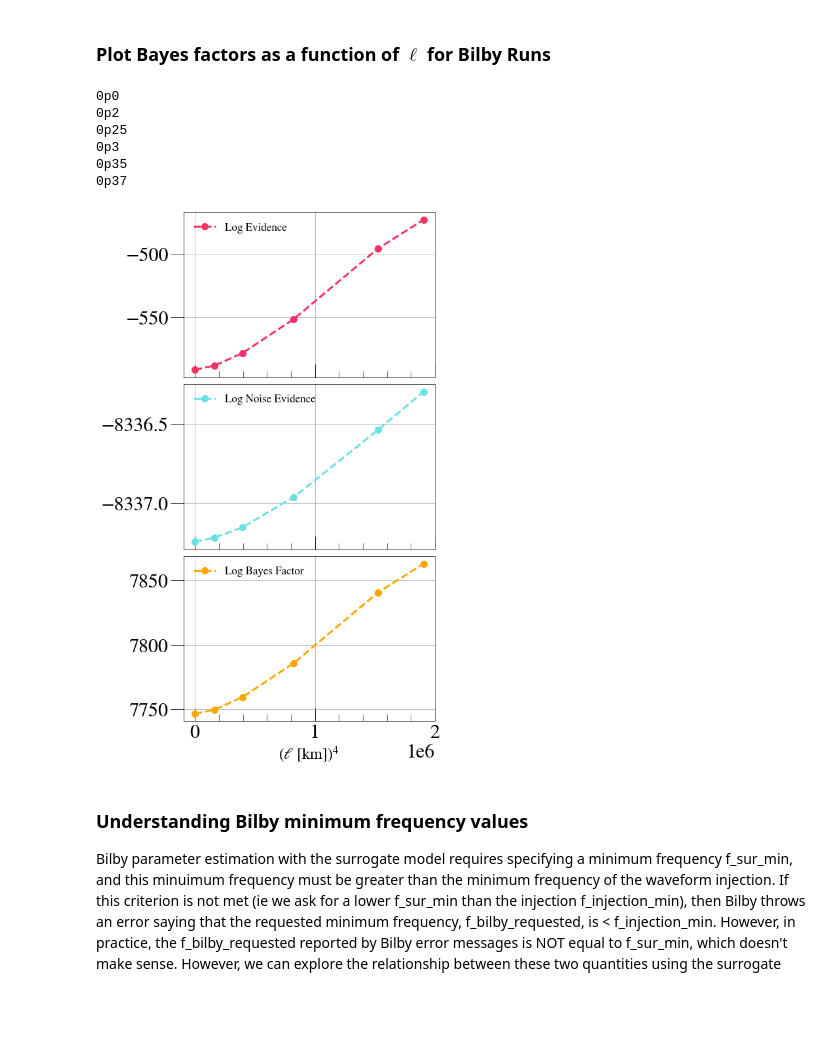
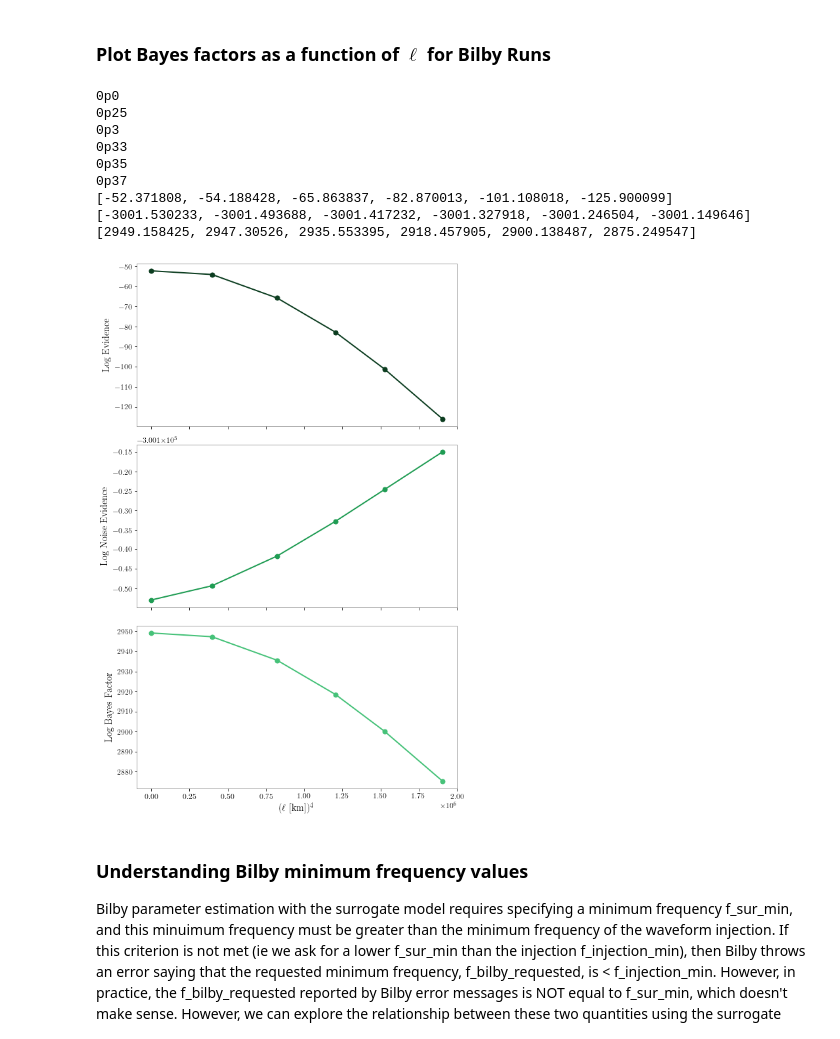
Before and after one commit to mariaokounkova/BeyondGRAnalysis, a Jupyter notebook: BilbyAnalysis.ipynb, the cells around one changed output. Drawn from its saved outputs; the diff is of its cells as text; code cells hidden in the pictures; blank space fills up the shorter version.

```diff
--- a/BilbyAnalysis.ipynb
+++ b/BilbyAnalysis.ipynb
@@ -7,18 +7,23 @@ Maria Okounkova (mokounkova@flatironinstitute.org)
 # %% [markdown]
 ### Imports
 # %%
-import json
 import matplotlib
 import matplotlib.pyplot as plt
 import numpy as np
-import seaborn as sns
+#import seaborn as sns
 import corner
 from astropy import constants as const
 from math import pi
-import lal
-import lalsimulation as lalsim
+#import lal
+#import lalsimulation as lalsim
 import pesummary
 from pesummary.io import read
+import json
+import os.path
+
+# Plot parameters
+matplotlib.rcParams['mathtext.fontset'] = 'stix'
+matplotlib.rcParams['font.family'] = 'STIXGeneral'
 # %% [markdown]
 ### Functions for injection values, Bayes factors, evidences, etc
 # %%
@@ -143,6 +104,11 @@ def EllinKm(ell_string, mass):
 def SummaryPageFile(name):
     return "/home/maria.okounkova/BeyondGRAnalysis/BilbyPE/" + name + \
         "/summary_pages/samples/posterior_samples.h5"
+# %%
+## Grab the mass
+p = '/home/maria.okounkova/BeyondGRAnalysis/BilbyPE/PHENOM_dCS_0p0_25'
+TruthDict = GetTruthDict(p)
+mass = TruthDict['mass']
 # %% [markdown]
 ### One dimensional histograms
 # %%
@@ -336,49 +254,63 @@ PlotBayesSNR()
 def PlotBayesEll():
 
     base_dir = "/home/maria.okounkova/BeyondGRAnalysis/BilbyPE/"
     mass = 68
 
-    ells = ["0p0", "0p2", "0p25", "0p3", "0p35", "0p37"]
+    ells = ["0p0", "0p25", "0p3", "0p33", "0p35", "0p37"]
     ell_vals = [EllinKm(ell, mass) for ell in ells]
-    snr = 125
+    snr = 75
 
-    bayes_arr = []
-    evidence_arr = []
-    noise_evidence_arr = []
+    log_evidences = []
+    log_evidence_errs = []
+    log_noise_evidences = []
+    log_bayes_factors = []
 
     for ell in ells:
 
         print(ell)
-        p = base_dir + "AllSearch_dCS_" + ell + "_" + str(snr)
-        bayes_arr.append(BayesFactor(p))
-        evidence_arr.append(Evidence(p))
-        noise_evidence_arr.append(NoiseEvidence(p))
+        p = base_dir + "PHENOM_dCS_" + ell + "_" + str(snr) + "/outdir"
+        log_evidence, log_evidence_err, log_noise_evidence, log_bayes_factor = GetEvidences(p)
 
-    fig, axes = plt.subplots(3, figsize=(7.5,12), sharex = True)
+        log_evidences.append(log_evidence)
+        log_noise_evidences.append(log_noise_evidence)
+        log_bayes_factors.append( log_bayes_factor)
 
-    axes[0].plot(np.array(ell_vals)**4, evidence_arr, '--o', color = '#f72f64', label = 'Log Evidence', markersize = 10)
-    axes[1].plot(np.array(ell_vals)**4, noise_evidence_arr, '--o', color = '#68e1e3', label = 'Log Noise Evidence', markersize = 10)
-    axes[2].plot(np.array(ell_vals)**4, bayes_arr, '--o', color = 'orange', label = 'Log Bayes Factor', markersize = 10)
+    fig, axes = plt.subplots(3, figsize=(6,8), sharex = True)
+
+    print(log_evidences)
+    print(log_noise_evidences)
+    print(log_bayes_factors)
+
+    axes[0].plot(np.array(ell_vals)**4, log_evidences, '-o', color = '#0c3d20', markersize = 7, lw = 2.0)
+    axes[1].plot(np.array(ell_vals)**4, log_noise_evidences, '-o', color = '#1f9c53', markersize = 7, lw = 2.0)
+    axes[2].plot(np.array(ell_vals)**4, log_bayes_factors, '-o', color = '#46c279',  markersize = 7, lw = 2.0)
+
+    axes[0].set_ylabel('Log Evidence')
+    axes[1].set_ylabel('Log Noise Evidence')
+    axes[2].set_ylabel('Log Bayes Factor')
+
 
     for ax in axes:
-        ax.legend(fontsize=17, loc = 'upper left', frameon=False)
         ax.tick_params(axis='x', which='both', bottom=True, top=False)
         ax.grid()
 
     plt.xlabel(r'($\ell$ [km])${}^4$')
     plt.tight_layout()
     plt.savefig('BayesEll.pdf')
     plt.show()
 
 PlotBayesEll()
 # %% [output]
 0p0
-0p2
 0p25
 0p3
+0p33
 0p35
 0p37
+[-52.371808, -54.188428, -65.863837, -82.870013, -101.108018, -125.900099]
+[-3001.530233, -3001.493688, -3001.417232, -3001.327918, -3001.246504, -3001.149646]
+[2949.158425, 2947.30526, 2935.553395, 2918.457905, 2900.138487, 2875.249547]
-[figure, old version]
+[figure, new version]
 # %% [markdown]
 ### Understanding Bilby minimum frequency values
 
```
Also changed, not shown: parts of 5 cells of this notebook.
